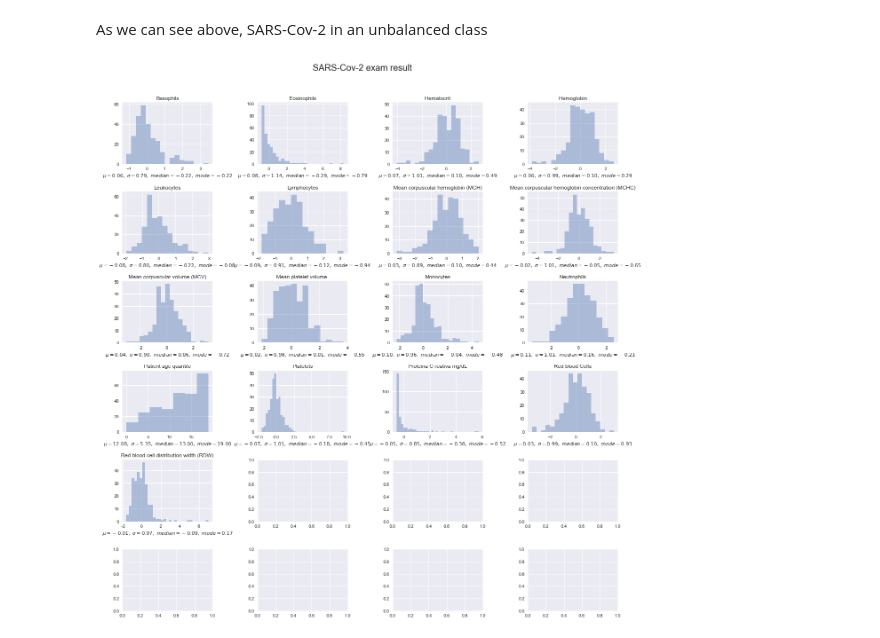
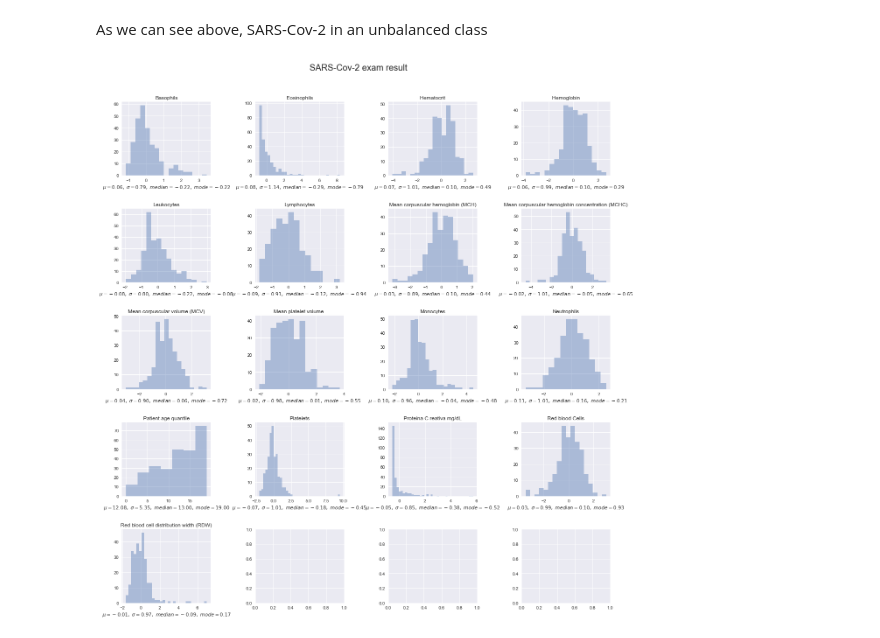
Before and after one commit to lucasthim/covid19-prediction, a Jupyter notebook: 01_exploratory_analysis_pre_treatment.ipynb, the cells around one changed output. Cells and saved outputs as stored; diff of their text form; code cells hidden in the pictures.

```diff
--- a/01_exploratory_analysis_pre_treatment.ipynb
+++ b/01_exploratory_analysis_pre_treatment.ipynb
@@ -81 +84,13 @@ dtype: int64
+# %%
+def drop_by_data_threshold(df,threshold,axis):
+
+    if axis == 'row': axis = 1
+    elif axis == 'col' or axis == 'column': axis = 0
+
+    max_values = df.shape[axis]
+    value_threshold = int(threshold * max_values)
+    mask_values_to_keep = df.count(axis = axis) >= value_threshold
+    print('threshold = ',value_threshold)
+    if axis == 1: return df[mask_values_to_keep]
+    elif axis == 0: return df.loc[:,mask_values_to_keep.values]
 # %% [markdown]
@@ -177,0 +98,3 @@ def select_rows_with_more_features(df,number):
+# %%
+df_covid_subset_2 = drop_by_data_threshold(df_covid,threshold = 0.1, axis = 'column')
+df_covid_subset_2.count()
@@ -177,0 +122,2 @@ def select_rows_with_more_features(df,number):
+# %%
+df_covid_cut_2 = drop_by_data_threshold(df_covid_subset_2,threshold = 0.9, axis = 'row')
@@ -177,0 +128,3 @@ def select_rows_with_more_features(df,number):
+# %%
+df_covid_final_cut = drop_by_data_threshold(df_covid_cut_2,threshold = 0.8, axis = 'column')
+df_covid_final_cut = df_covid_final_cut.dropna()
@@ -275,6 +245,6 @@ plot_binary_class_variable_distribution(df_covid_final_cut, columns = categorica
 # %% [markdown]
 As we can see above, SARS-Cov-2 in an unbalanced class
 # %%
-plot_numerical_distributions(df_covid_final_cut,columns = numeric_columns,title = class_label, n_columns = 4, n_rows = 6, figure_size = (20, 20))
+plot_numerical_distributions(df_covid_final_cut,columns = numeric_columns,title = class_label, n_columns = 4, n_rows = 5, figure_size = (20, 20))
 # %% [output]
-[figure, old version]
+[figure, new version]
```
Also changed, not shown: parts of 45 cells of this notebook, 6 other files.
